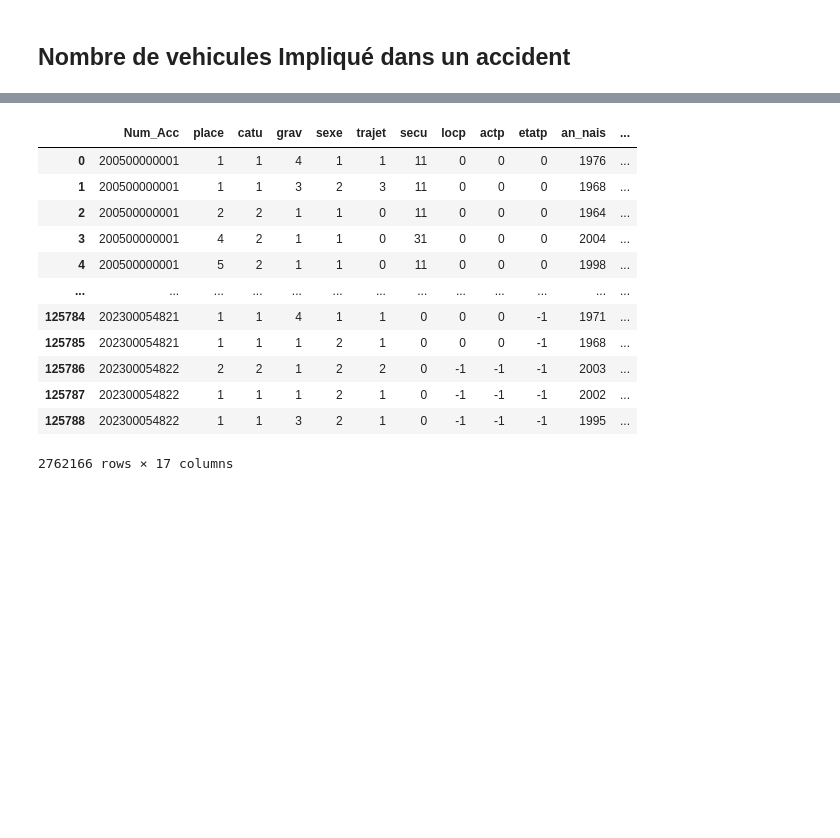
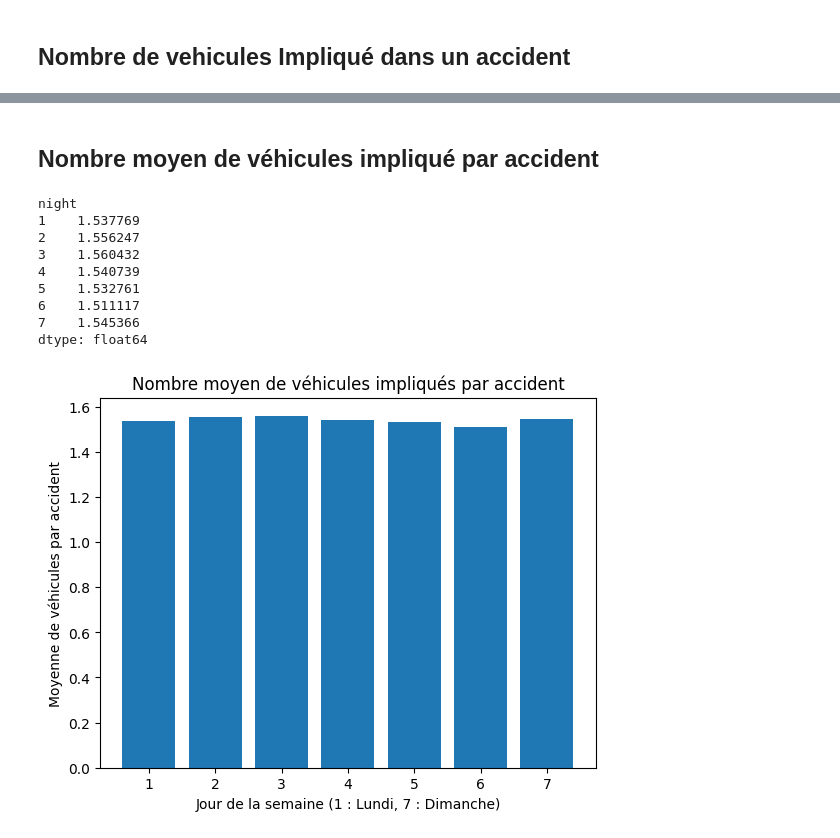
Before and after one commit to Jean-AlbertSchool/bbd_laposte, a Jupyter notebook: Data_analyse/Data_Jean/carte_lieux.ipynb, the cells around one changed output, grey strips where cells are left out. Cells and saved outputs as stored; diff of their text form; code cells hidden in the pictures; blank space fills up the shorter version.

```diff
--- a/Data_analyse/Data_Jean/carte_lieux.ipynb
+++ b/Data_analyse/Data_Jean/carte_lieux.ipynb
@@ -139,16 +151,24 @@ plt.show()
+# %% [markdown]
+## Nombre moyen de véhicules impliqué par accident
+# %%
+nb_vehicules = nb_vehicules.to_frame(name="nb_vehicules")
+vehicules_par_accident = nb_vehicules["nb_vehicules"] / nb_accidents["nb_accidents"]
+print(vehicules_par_accident)
+plt.bar(vehicules_par_accident.index, vehicules_par_accident)
+plt.title("Nombre moyen de véhicules impliqués par accident")
+plt.xlabel("Jour de la semaine (1 : Lundi, 7 : Dimanche)")
+plt.ylabel("Moyenne de véhicules par accident")
+plt.show()
+# %% [output]
+night
+1    1.537769
+2    1.556247
+3    1.560432
+4    1.540739
+5    1.532761
+6    1.511117
+7    1.545366
+dtype: float64
+[figure, added]
 # %%
-df_usagers
+df_complet = df_complet.merge(df_usagers, on="Num_Acc", how = "inner")
-# %% [output]
-|  | Num_Acc | place | catu | grav | sexe | trajet | secu | locp | actp | etatp | an_nais | ... |
-| 0 | 200500000001 | 1 | 1 | 4 | 1 | 1 | 11 | 0 | 0 | 0 | 1976 | ... |
-| 1 | 200500000001 | 1 | 1 | 3 | 2 | 3 | 11 | 0 | 0 | 0 | 1968 | ... |
-| 2 | 200500000001 | 2 | 2 | 1 | 1 | 0 | 11 | 0 | 0 | 0 | 1964 | ... |
-| 3 | 200500000001 | 4 | 2 | 1 | 1 | 0 | 31 | 0 | 0 | 0 | 2004 | ... |
-| 4 | 200500000001 | 5 | 2 | 1 | 1 | 0 | 11 | 0 | 0 | 0 | 1998 | ... |
-| ... | ... | ... | ... | ... | ... | ... | ... | ... | ... | ... | ... | ... |
-| 125784 | 202300054821 | 1 | 1 | 4 | 1 | 1 | 0 | 0 | 0 | -1 | 1971 | ... |
-| 125785 | 202300054821 | 1 | 1 | 1 | 2 | 1 | 0 | 0 | 0 | -1 | 1968 | ... |
-| 125786 | 202300054822 | 2 | 2 | 1 | 2 | 2 | 0 | -1 | -1 | -1 | 2003 | ... |
-| 125787 | 202300054822 | 1 | 1 | 1 | 2 | 1 | 0 | -1 | -1 | -1 | 2002 | ... |
-| 125788 | 202300054822 | 1 | 1 | 3 | 2 | 1 | 0 | -1 | -1 | -1 | 1995 | ... |
-2762166 rows × 17 columns
```
Also changed, not shown: parts of 13 cells of this notebook.
